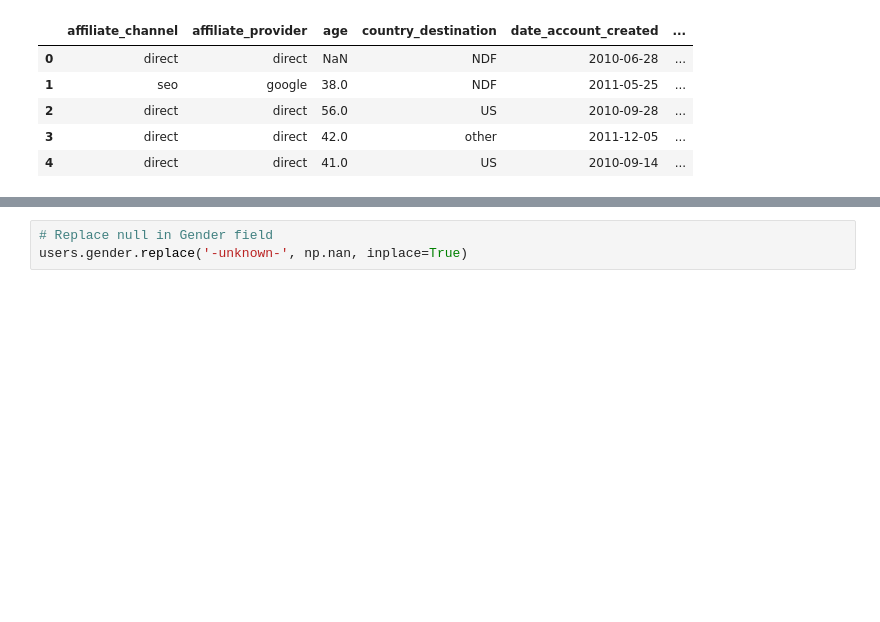
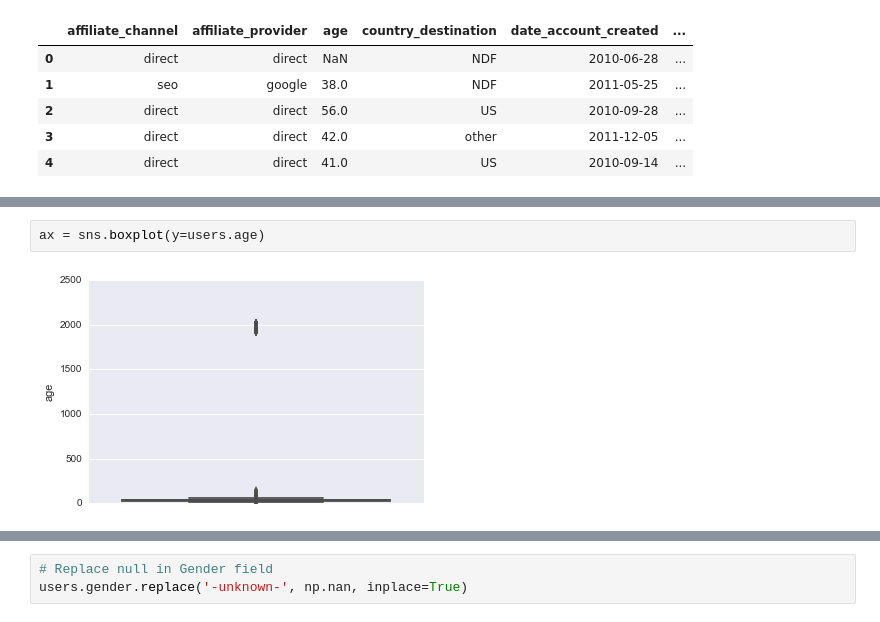
Before and after one commit to ah3200/airbnb-kaggle, a Jupyter notebook: Airbnb-destination-prediction-v5.ipynb, the cells around one changed output, grey strips where cells are left out. Drawn from its saved outputs; the diff is of its cells as text; blank space fills up the shorter version.

```diff
--- a/Airbnb-destination-prediction-v5.ipynb
+++ b/Airbnb-destination-prediction-v5.ipynb
@@ -23,0 +75,4 @@ users.head()
+# %%
+ax = sns.boxplot(y=users.age)
+# %% [output]
+[figure, added]
```
Also changed, not shown: parts of 13 cells of this notebook.
